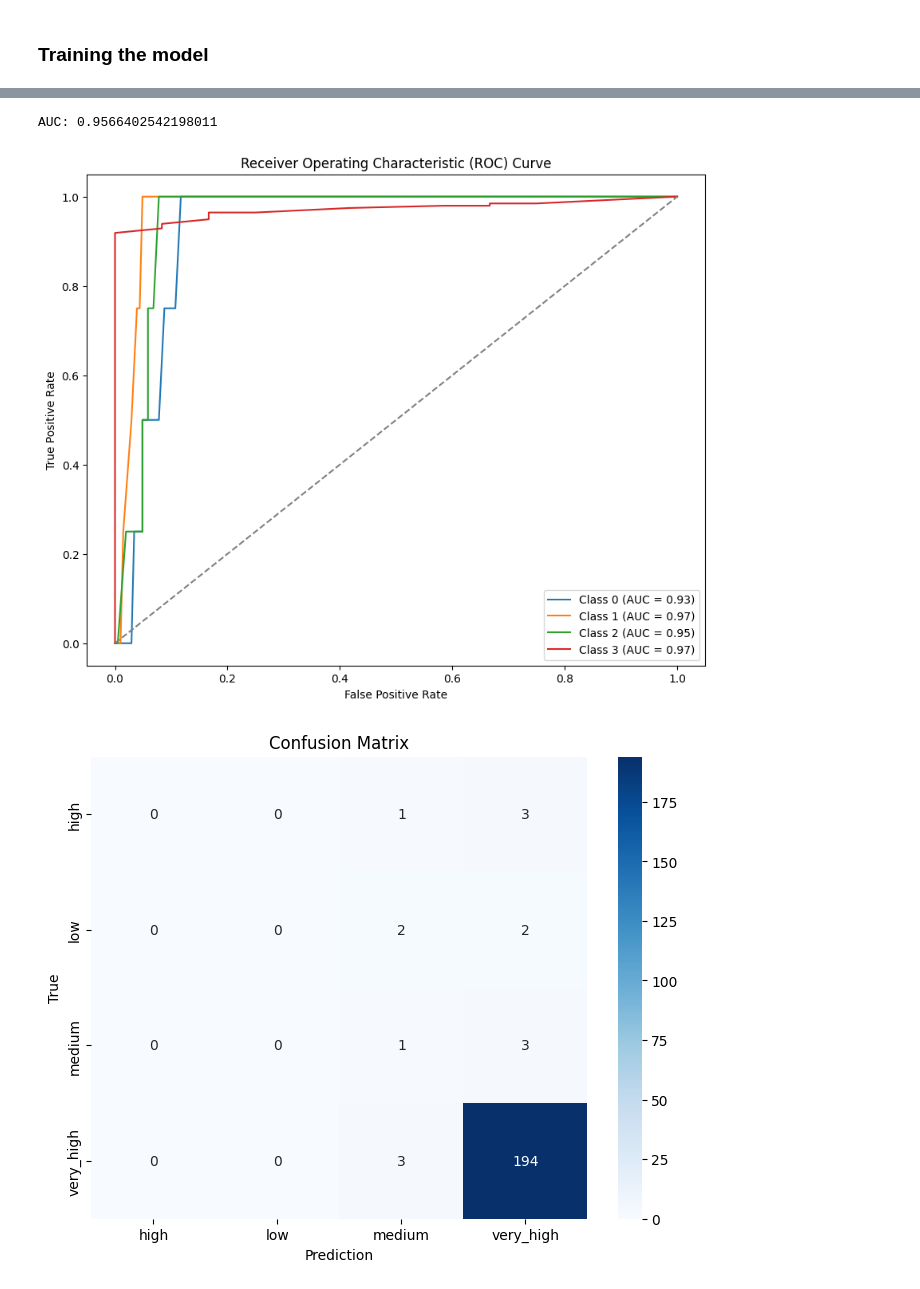
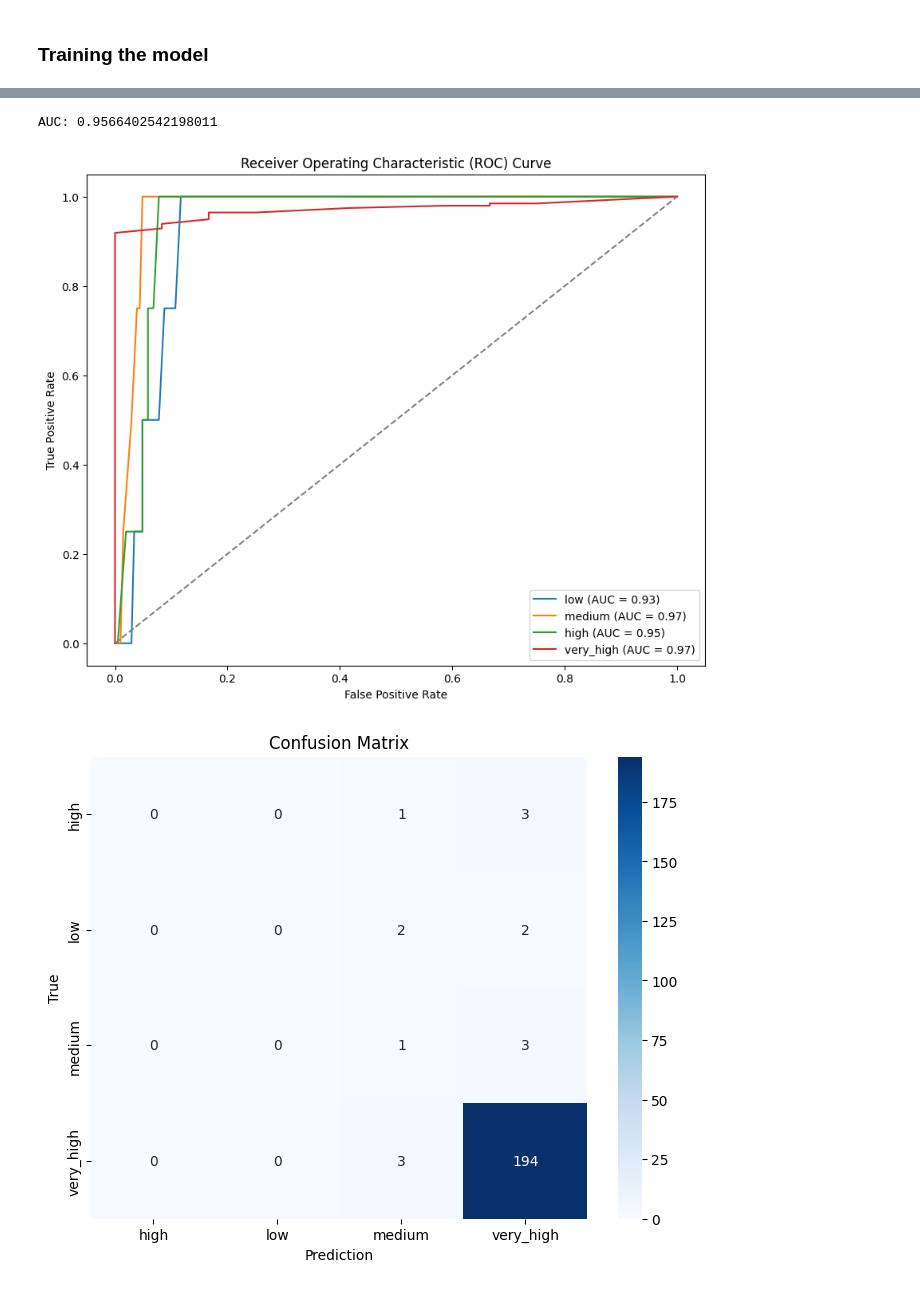
Before and after one commit to Jianting-Selina/PROG8430-1, a Jupyter notebook: presentationworkshop5_new.ipynb, the cells around one changed output, grey strips where cells are left out. Saved outputs shown, nothing was run; the diff lists cells and outputs as text; code cells hidden in the pictures.

Commit message:
replace labels

```diff
--- a/presentationworkshop5_new.ipynb
+++ b/presentationworkshop5_new.ipynb
@@ -334,41 +334,46 @@ Mortgage Rate     0.4057      1.206      0.336      0.737      -1.958       2.76
 from sklearn.metrics import roc_auc_score, roc_curve
 import matplotlib.pyplot as plt
 import numpy as np
+
+# Define the labels
+labels = ['low', 'medium', 'high', 'very_high']
 
 # Make probability predictions for each class using the test data
 y_pred_prob = result.predict(X_test)
 
 # Convert y_pred_prob to a NumPy array if it's a DataFrame
 y_pred_prob = np.array(y_pred_prob)
 
 # Calculate the AUC
 auc = roc_auc_score(y_test, y_pred_prob, multi_class='ovr')
 print(f"AUC: {auc}")
 
 # Plot the ROC curve for each class
-n_classes = len(le.classes_)  # Number of unique classes
+n_classes = len(labels)  # Number of unique classes
 
 # Create the plot
 plt.figure(figsize=(10, 8))
 
 for i in range(n_classes):
-    fpr, tpr, _ = roc_curve(y_test == i, y_pred_prob[:, i])  # Get false positive rate and true positive rate for each class
-    plt.plot(fpr, tpr, label=f'Class {i} (AUC = {roc_auc_score(y_test == i, y_pred_prob[:, i]):.2f})')
+    # Get false positive rate and true positive rate for each class
+    fpr, tpr, _ = roc_curve(y_test == i, y_pred_prob[:, i])
+    # Use label names in the legend
+    plt.plot(fpr, tpr, label=f'{labels[i]} (AUC = {roc_auc_score(y_test == i, y_pred_prob[:, i]):.2f})')
 
 # Plot a diagonal line representing a random classifier (AUC = 0.5)
 plt.plot([0, 1], [0, 1], linestyle='--', color='gray')
 
 # Customize the plot
 plt.title('Receiver Operating Characteristic (ROC) Curve')
 plt.xlabel('False Positive Rate')
 plt.ylabel('True Positive Rate')
 plt.legend(loc='lower right')
 
 # Show the plot
 plt.show()
 # %% [output]
 AUC: 0.9566402542198011
-[figure, old version]
+[figure, new version]
 # %%
 from sklearn.metrics import confusion_matrix
 import seaborn as sns
```
Also changed, not shown: parts of 2 cells of this notebook.
